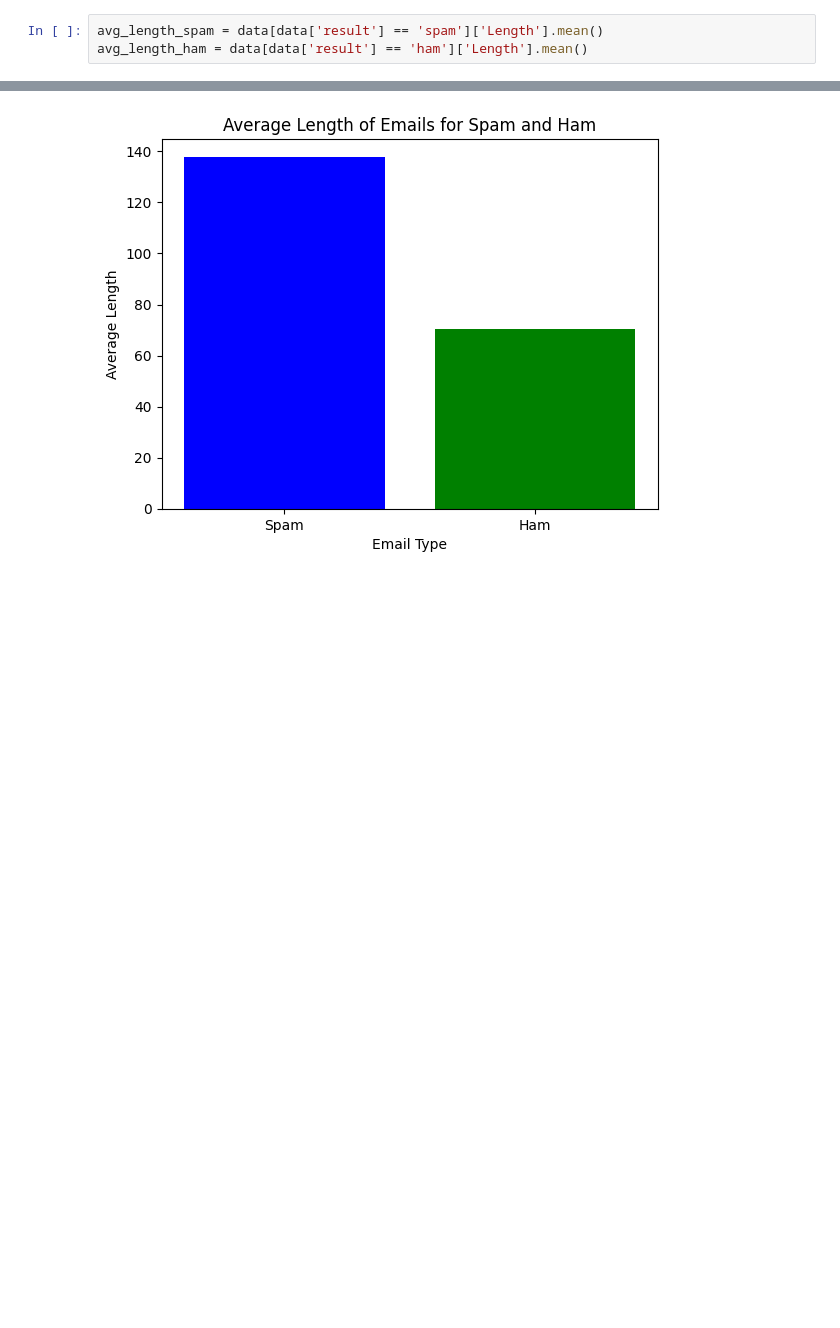
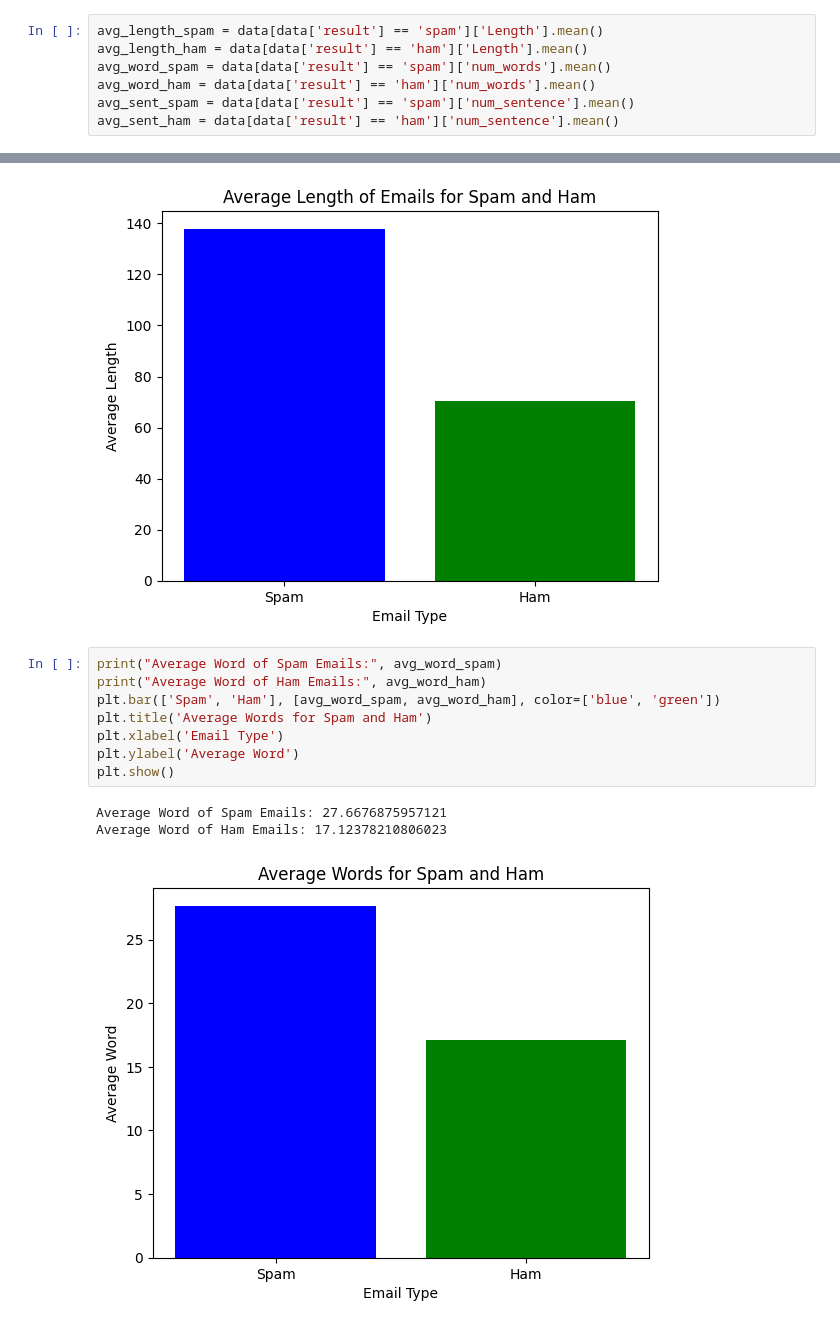
Before and after one commit to sameershrestha00/Spam-filter, a Jupyter notebook: spam_filter.ipynb, the cells around one changed output, grey strips where cells are left out. Cells and saved outputs as stored; diff of their text form; blank space fills up the shorter version.

```diff
--- a/spam_filter.ipynb
+++ b/spam_filter.ipynb
@@ -116,3 +116,7 @@ data.head(2)
 # %%
 avg_length_spam = data[data['result'] == 'spam']['Length'].mean()
 avg_length_ham = data[data['result'] == 'ham']['Length'].mean()
+avg_word_spam = data[data['result'] == 'spam']['num_words'].mean()
+avg_word_ham = data[data['result'] == 'ham']['num_words'].mean()
+avg_sent_spam = data[data['result'] == 'spam']['num_sentence'].mean()
+avg_sent_ham = data[data['result'] == 'ham']['num_sentence'].mean()
@@ -129,3 +135,15 @@ plt.show()
 Average Length of Spam Emails: 137.89127105666157
 Average Length of Ham Emails: 70.45925597874225
 [figure]
+# %%
+print("Average Word of Spam Emails:", avg_word_spam)
+print("Average Word of Ham Emails:", avg_word_ham)
+plt.bar(['Spam', 'Ham'], [avg_word_spam, avg_word_ham], color=['blue', 'green'])
+plt.title('Average Words for Spam and Ham')
+plt.xlabel('Email Type')
+plt.ylabel('Average Word')
+plt.show()
+# %% [output]
+Average Word of Spam Emails: 27.6676875957121
+Average Word of Ham Emails: 17.12378210806023
+[figure, added]
```
Also changed, not shown: parts of 3 cells of this notebook.
